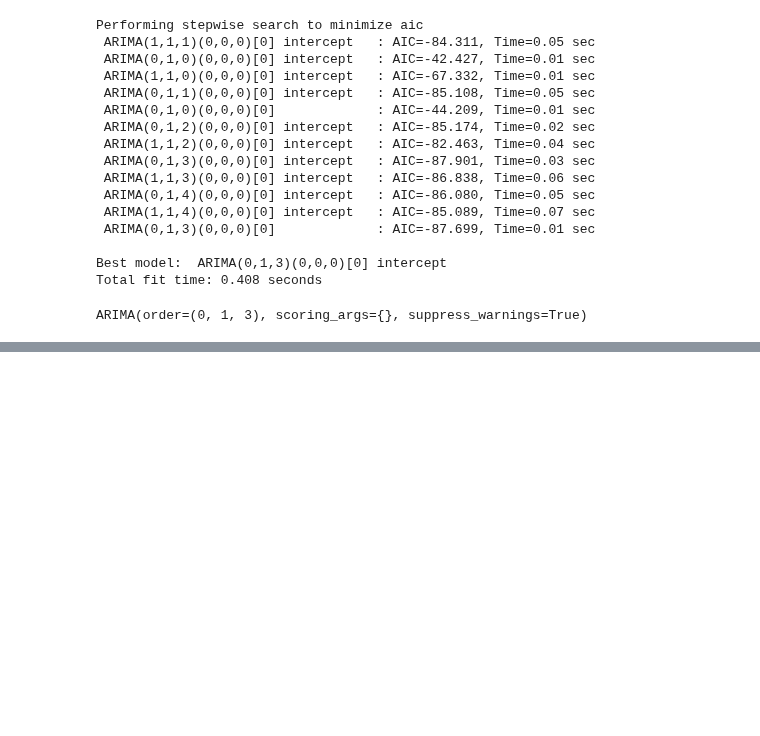
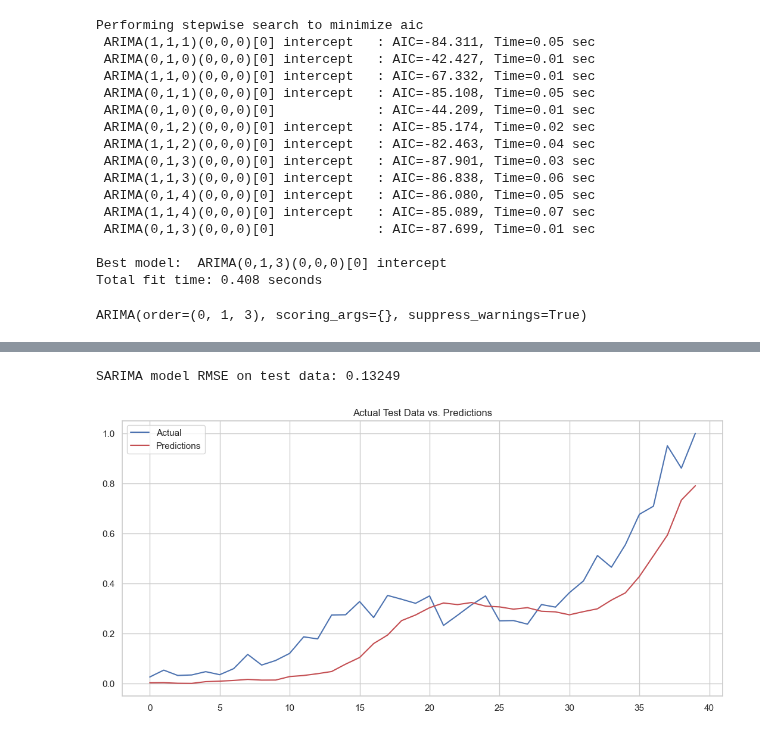
Before and after one commit to moraditya/spotify-time-series, a Jupyter notebook: models/spotify-time-series-ARIMA-LSTM.ipynb, the cells around one changed output, grey strips where cells are left out. Cells and saved outputs as stored; diff of their text form; code cells hidden in the pictures; blank space fills up the shorter version.

```diff
--- a/models/spotify-time-series-ARIMA-LSTM.ipynb
+++ b/models/spotify-time-series-ARIMA-LSTM.ipynb
@@ -623,0 +652,5 @@ ARIMA(order=(0, 1, 3), scoring_args={}, suppress_warnings=True)
+# %%
+test_RMSE(explicit_df,pdq=pdq,pdqs=pdqs, display=True)
+# %% [output]
+SARIMA model RMSE on test data: 0.13249
+[figure, added]
```
Also changed, not shown: parts of 10 cells of this notebook.
